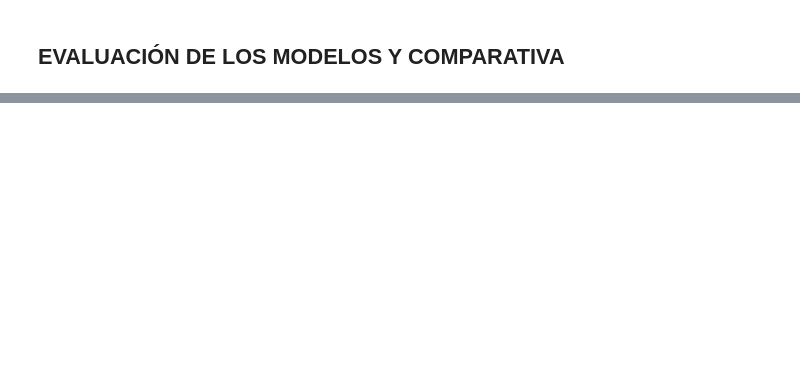
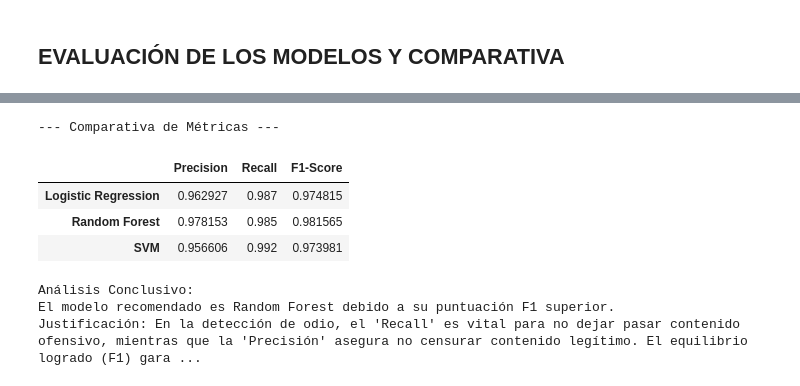
Before and after one commit to Zelechos/Prueba-tecnica-Programador-Fullstack-Efiempresa, a Jupyter notebook: machinelearning/activities/activity_03/muinar05_act3/Actividad_3_notebook_base.ipynb, the cells around one changed output, grey strips where cells are left out. Drawn from its saved outputs; the diff is of its cells as text; code cells hidden in the pictures; blank space fills up the shorter version.

```diff
--- a/machinelearning/activities/activity_03/muinar05_act3/Actividad_3_notebook_base.ipynb
+++ b/machinelearning/activities/activity_03/muinar05_act3/Actividad_3_notebook_base.ipynb
@@ -69,0 +290,30 @@ El dataset original proporcionado en el proyecto transversal ha sido adaptado pa
+# %%
+from sklearn.metrics import confusion_matrix, ConfusionMatrixDisplay, f1_score, precision_score, recall_score
+
+models = {"Logistic Regression": lr_model, "Random Forest": rf_model, "SVM": svm_model}
+results = {}
+
+fig, axes = plt.subplots(1, 3, figsize=(18, 5))
+
+for i, (name, model) in enumerate(models.items()):
+    y_pred = model.predict(X_test)
+
+    # Guardar métricas
+    results[name] = {
+        'Precision': precision_score(y_test, y_pred),
+        'Recall': recall_score(y_test, y_pred),
+        'F1-Score': f1_score(y_test, y_pred)
+    }
+
+    # Reporte detallado
+    print(f"\n--- Reporte de Clasificación: {name} ---")
+    print(classification_report(y_test, y_pred))
+
+    # Matriz de Confusión
+    cm = confusion_matrix(y_test, y_pred)
+    disp = ConfusionMatrixDisplay(confusion_matrix=cm, display_labels=['No Odio', 'Odio'])
+    disp.plot(ax=axes[i], cmap='Blues', colorbar=False)
+    axes[i].set_title(f'Matriz: {name}')
+
+plt.tight_layout()
+plt.show()
@@ -69,0 +339,19 @@ El dataset original proporcionado en el proyecto transversal ha sido adaptado pa
+# %%
+# Resumen comparativo y conclusión
+res_df = pd.DataFrame(results).T
+print("--- Comparativa de Métricas ---")
+display(res_df)
+
+print("\nAnálisis Conclusivo:")
+best_model = res_df['F1-Score'].idxmax()
+print(f"El modelo recomendado es {best_model} debido a su puntuación F1 superior.")
+print("Justificación: En la detección de odio, el 'Recall' es vital para no dejar pasar contenido ofensivo, mientras que la 'Precisión' asegura no censurar contenido legítimo. El equilibrio logrado (F1) garantiza la robustez del sistema en un entorno de producción real.")
+# %% [output]
+--- Comparativa de Métricas ---
+|  | Precision | Recall | F1-Score |
+| Logistic Regression | 0.962927 | 0.987 | 0.974815 |
+| Random Forest | 0.978153 | 0.985 | 0.981565 |
+| SVM | 0.956606 | 0.992 | 0.973981 |
+Análisis Conclusivo:
+El modelo recomendado es Random Forest debido a su puntuación F1 superior.
+Justificación: En la detección de odio, el 'Recall' es vital para no dejar pasar contenido ofensivo, mientras que la 'Precisión' asegura no censurar contenido legítimo. El equilibrio logrado (F1) gara ...
```
Also changed, not shown: parts of 22 cells of this notebook.
